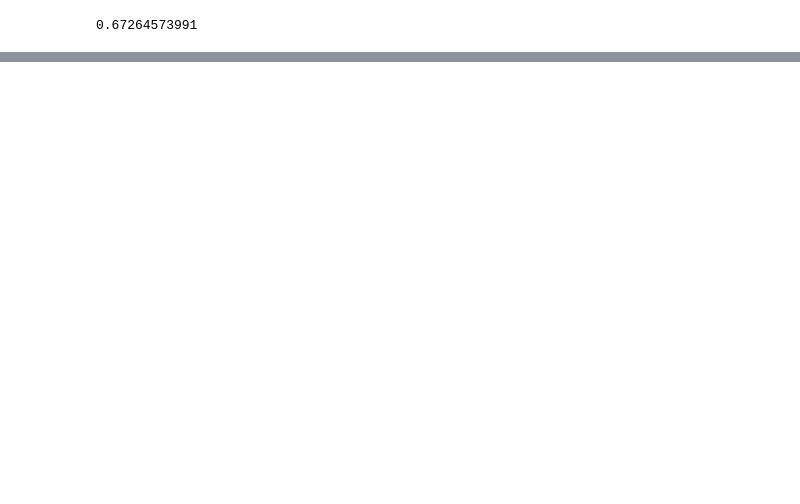
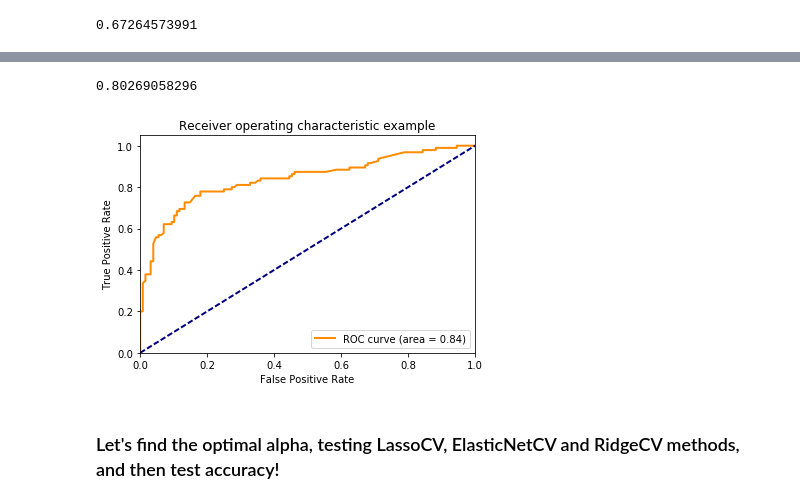
Before and after one commit to mikaelasquirchuk/DAT8SYD, a Jupyter notebook: labs/Week 3 Lesson 1 - Logistic Regression/Titanic_lab.mikaelasquirchuk.ipynb, the cells around one changed output, grey strips where cells are left out. Saved outputs shown, nothing was run; the diff lists cells and outputs as text; code cells hidden in the pictures; blank space fills up the shorter version.

```diff
--- a/labs/Week 3 Lesson 1 - Logistic Regression/Titanic_lab.mikaelasquirchuk.ipynb
+++ b/labs/Week 3 Lesson 1 - Logistic Regression/Titanic_lab.mikaelasquirchuk.ipynb
@@ -126,0 +178,45 @@ print(accuracy_score(y_test, y_pred_class))
+# %%
+# Include one-by-one to test
+feature_cols = ['Sex_male', 'Sex_female','Embarked_C','Embarked_Q','Embarked_S','Pclass_1', 'Pclass_2', 'Pclass_3','Age', 'Parch', 'SibSp']
+X = titanicwd[feature_cols]
+y = titanicwd.Survived
+
+X_train, X_test, y_train, y_test = train_test_split(X, y, random_state=1)
+logreg.fit(X_train, y_train)
+zip(feature_cols, logreg.coef_[0])
+y_pred_class = logreg.predict(X_test)
+
+print(accuracy_score(y_test, y_pred_class))
+# %% [output]
+0.80269058296
+# %%
+# Generate the ROC curve for our ne model
+
+# Generate the prediction values for each of the test observations using predict_proba() function rather than just predict
+preds = logreg.predict_proba(X_test)[:,1]
+
+# Store the false positive rate(fpr), true positive rate (tpr) in vectors for use in the graph
+fpr, tpr, _ = roc_curve(y_test, preds)
+
+# Store the Area Under the Curve (AUC) so we can annotate our graph with theis metric
+roc_auc = auc(fpr,tpr)
+
+# Plot the ROC Curve
+plt.figure()
+lw = 2
+plt.plot(fpr, tpr, color='darkorange',
+         lw=lw, label='ROC curve (area = %0.2f)' % roc_auc)
+plt.plot([0, 1], [0, 1], color='navy', lw=lw, linestyle='--')
+plt.xlim([0.0, 1.0])
+plt.ylim([0.0, 1.05])
+plt.xlabel('False Positive Rate')
+plt.ylabel('True Positive Rate')
+plt.title('Receiver operating characteristic example')
+plt.legend(loc="lower right")
+plt.show()
+
+# Notice how the area under the curve changes when we imporve the model.
+# %% [output]
+[figure, added]
+# %% [markdown]
+### Let's find the optimal alpha, testing LassoCV, ElasticNetCV and RidgeCV methods, and then test accuracy!
```
Also changed, not shown: parts of 11 cells of this notebook, 1 other file.
